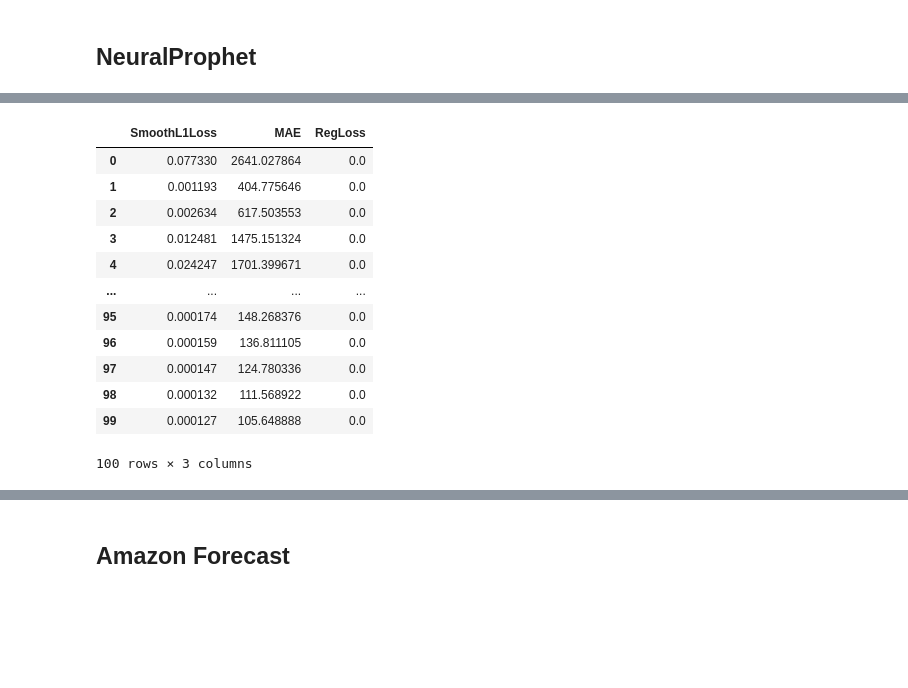
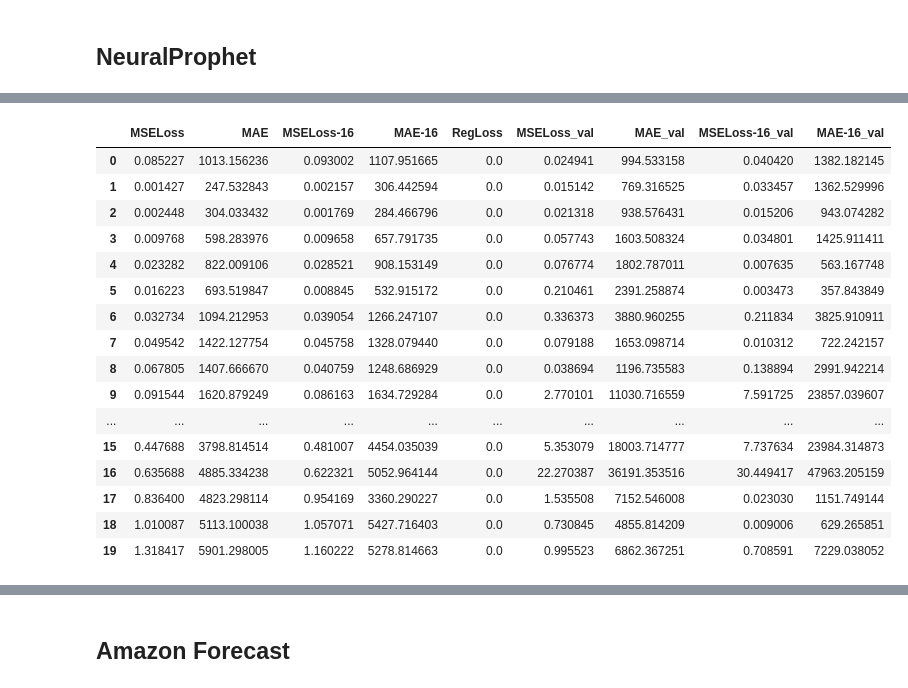
Before and after one commit to Jeffrey-shipping-it/Crypto-time-series, a Jupyter notebook: notebooks/modelling.ipynb, the cells around one changed output, grey strips where cells are left out. Saved outputs shown, nothing was run; the diff lists cells and outputs as text; code cells hidden in the pictures; blank space fills up the shorter version.

```diff
--- a/notebooks/modelling.ipynb
+++ b/notebooks/modelling.ipynb
@@ -145,7 +131,5 @@ data_dict_
 # %% [markdown]
 ## Data selection
-# %%
-BTC = BTC.query("open_time > '2020-10-01'")
 # %%
 ts_train, ts_test = split_train_test(BTC['close'], exog=None, test="2021-01-01", plot=True, figsize=(15,5))
 print("train:", len(ts_train), "obs  |  test:", len(ts_test), "obs")
@@ -642,2 +366,8 @@ df_new, num = add_missing_dates_nan(df, "1H")
 # %%
+df_new, num = add_missing_dates_nan(df, "1H")
+
 df_new.interpolate(method ='linear', limit_direction ='forward', inplace=True)
+
+
+
+df_new = df_new[['ds', 'y'] + features]
@@ -651,0 +374,24 @@ num
+# %%
+m = NeuralProphet(
+    n_forecasts=4*4,
+    n_lags=12*4,
+#   num_hidden_layers=1,
+    #batch_size=32,
+    epochs=150,
+    learning_rate=.6,
+    loss_func='MSE',
+   # train_speed=3,
+#     ar_sparsity=0.5,
+    yearly_seasonality=False,
+    weekly_seasonality=False,
+    daily_seasonality=False,
+    n_changepoints=30,
+    #trend_reg=1.00,
+    changepoints_range=1,
+    impute_missing=True,
+)
+
+for feature in features:
+    m = m.add_lagged_regressor(name=feature)
+
+m.highlight_nth_step_ahead_of_each_forecast(step_number=m.n_forecasts)
@@ -652,5 +400,8 @@ num
 # %%
-metrics = m.fit(df_new[['ds', 'y']]
-                , freq="1H"
-                , plot_live_loss=True)
+metrics = m.fit(df_new
+                , freq=frequency
+                , validate_each_epoch=True
+                , valid_p=0.15
+                , plot_live_loss=True
+               )
 # %% [output]
@@ -658,16 +409,20 @@ metrics = m.fit(df_new[['ds', 'y']]
 # %%
-metrics
+metrics.head(20)
 # %% [output]
-|  | SmoothL1Loss | MAE | RegLoss |
-| 0 | 0.077330 | 2641.027864 | 0.0 |
-| 1 | 0.001193 | 404.775646 | 0.0 |
-| 2 | 0.002634 | 617.503553 | 0.0 |
-| 3 | 0.012481 | 1475.151324 | 0.0 |
-| 4 | 0.024247 | 1701.399671 | 0.0 |
-| ... | ... | ... | ... |
-| 95 | 0.000174 | 148.268376 | 0.0 |
-| 96 | 0.000159 | 136.811105 | 0.0 |
-| 97 | 0.000147 | 124.780336 | 0.0 |
-| 98 | 0.000132 | 111.568922 | 0.0 |
-| 99 | 0.000127 | 105.648888 | 0.0 |
+|  | MSELoss | MAE | MSELoss-16 | MAE-16 | RegLoss | MSELoss_val | MAE_val | MSELoss-16_val | MAE-16_val |
+| 0 | 0.085227 | 1013.156236 | 0.093002 | 1107.951665 | 0.0 | 0.024941 | 994.533158 | 0.040420 | 1382.182145 |
+| 1 | 0.001427 | 247.532843 | 0.002157 | 306.442594 | 0.0 | 0.015142 | 769.316525 | 0.033457 | 1362.529996 |
+| 2 | 0.002448 | 304.033432 | 0.001769 | 284.466796 | 0.0 | 0.021318 | 938.576431 | 0.015206 | 943.074282 |
+| 3 | 0.009768 | 598.283976 | 0.009658 | 657.791735 | 0.0 | 0.057743 | 1603.508324 | 0.034801 | 1425.911411 |
+| 4 | 0.023282 | 822.009106 | 0.028521 | 908.153149 | 0.0 | 0.076774 | 1802.787011 | 0.007635 | 563.167748 |
+| 5 | 0.016223 | 693.519847 | 0.008845 | 532.915172 | 0.0 | 0.210461 | 2391.258874 | 0.003473 | 357.843849 |
+| 6 | 0.032734 | 1094.212953 | 0.039054 | 1266.247107 | 0.0 | 0.336373 | 3880.960255 | 0.211834 | 3825.910911 |
+| 7 | 0.049542 | 1422.127754 | 0.045758 | 1328.079440 | 0.0 | 0.079188 | 1653.098714 | 0.010312 | 722.242157 |
+| 8 | 0.067805 | 1407.666670 | 0.040759 | 1248.686929 | 0.0 | 0.038694 | 1196.735583 | 0.138894 | 2991.942214 |
+| 9 | 0.091544 | 1620.879249 | 0.086163 | 1634.729284 | 0.0 | 2.770101 | 11030.716559 | 7.591725 | 23857.039607 |
+| ... | ... | ... | ... | ... | ... | ... | ... | ... | ... |
+| 15 | 0.447688 | 3798.814514 | 0.481007 | 4454.035039 | 0.0 | 5.353079 | 18003.714777 | 7.737634 | 23984.314873 |
+| 16 | 0.635688 | 4885.334238 | 0.622321 | 5052.964144 | 0.0 | 22.270387 | 36191.353516 | 30.449417 | 47963.205159 |
+| 17 | 0.836400 | 4823.298114 | 0.954169 | 3360.290227 | 0.0 | 1.535508 | 7152.546008 | 0.023030 | 1151.749144 |
+| 18 | 1.010087 | 5113.100038 | 1.057071 | 5427.716403 | 0.0 | 0.730845 | 4855.814209 | 0.009006 | 629.265851 |
+| 19 | 1.318417 | 5901.298005 | 1.160222 | 5278.814663 | 0.0 | 0.995523 | 6862.367251 | 0.708591 | 7229.038052 |
-100 rows × 3 columns
```
Also changed, not shown: parts of 31 cells of this notebook.
